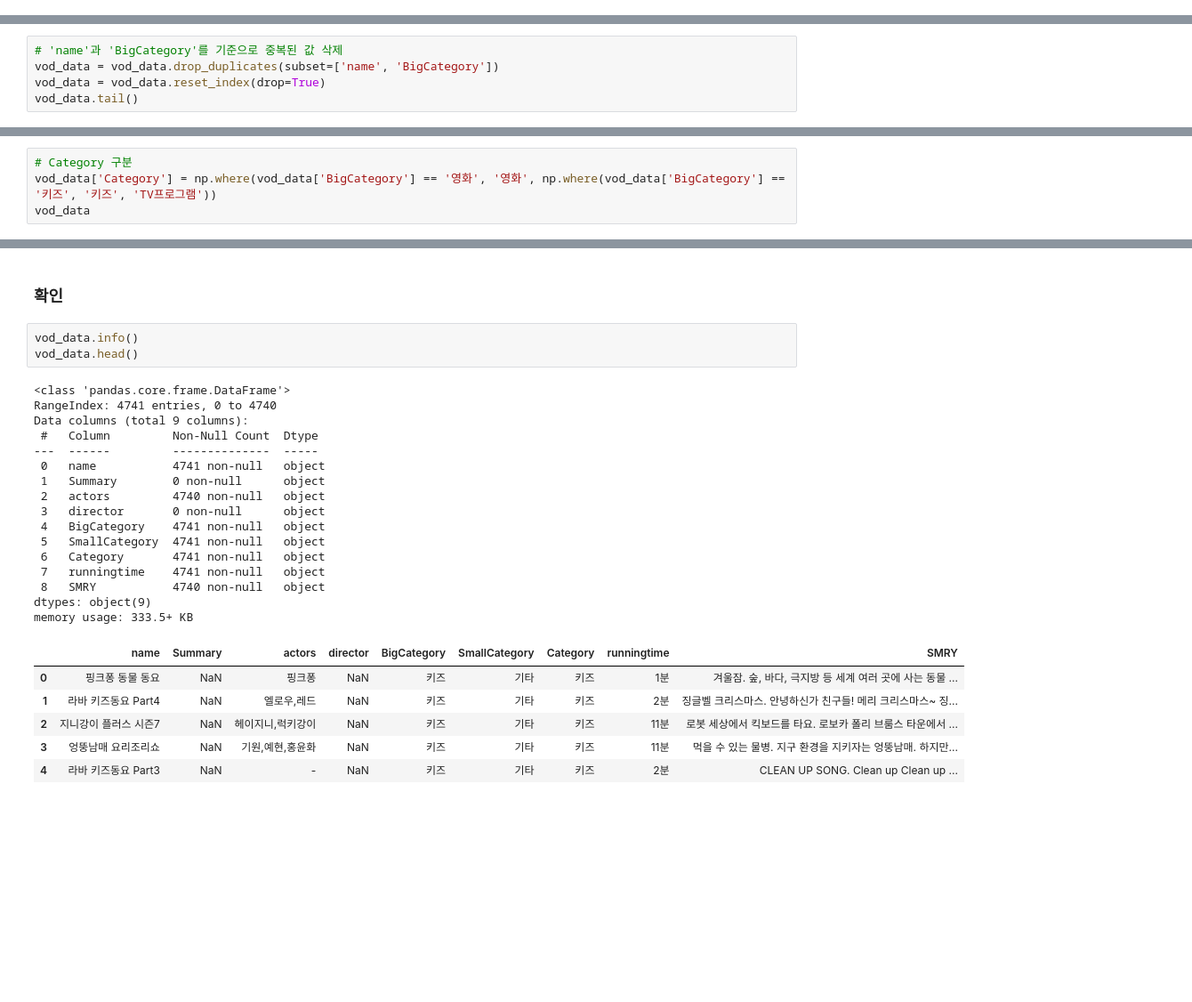
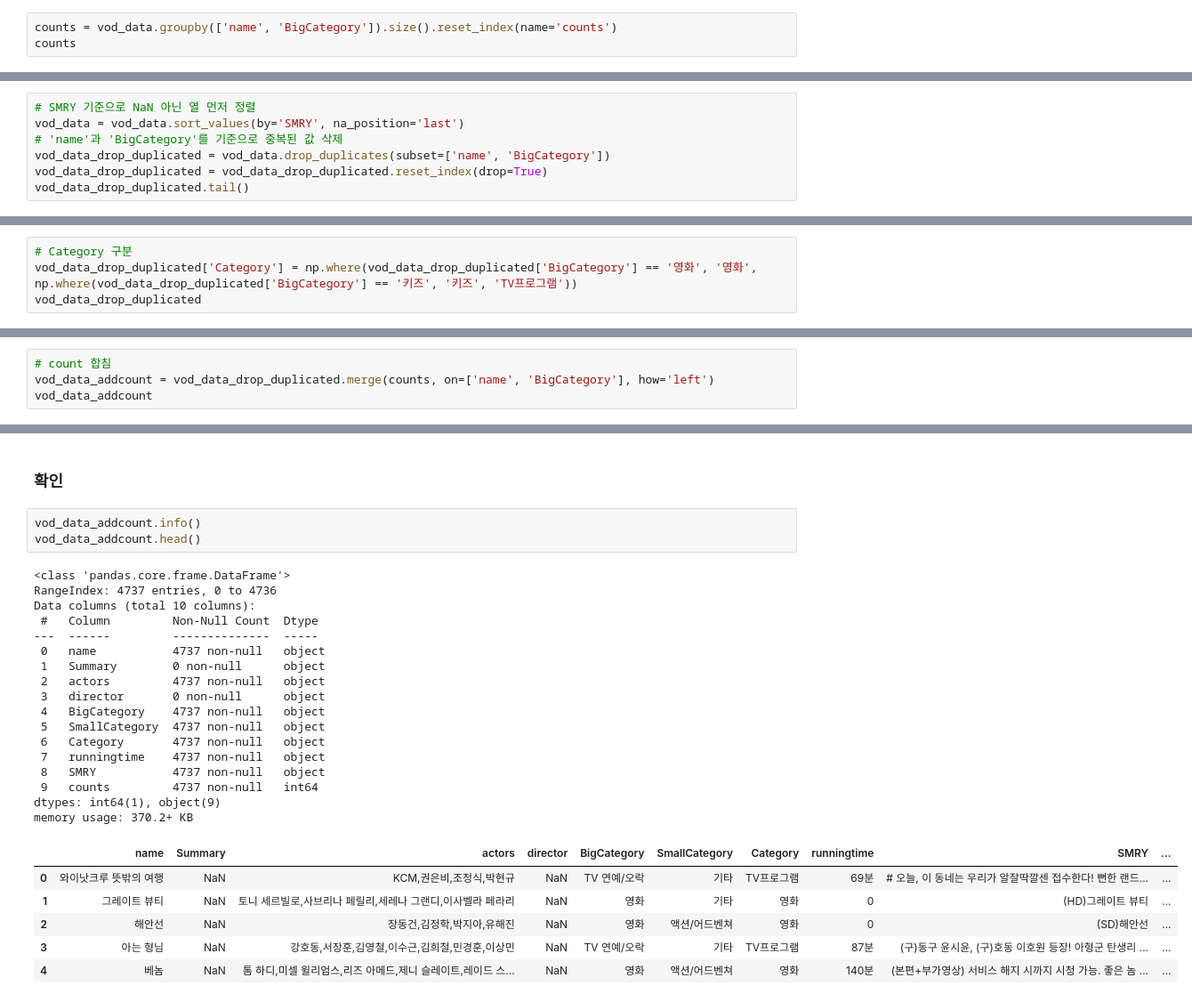
Before and after one commit to LGHV-team1/final-project, a Jupyter notebook: 전처리/vod, content 통합 전처리(크롤링).ipynb, the cells around one changed output, grey strips where cells are left out. Shown at 89% size. Cells and saved outputs as stored; diff of their text form; blank space fills up the shorter version.

Commit message:
feat : vod 목록에 count(vod별 총 횟수) 추가

```diff
--- a/전처리/vod, content 통합 전처리(크롤링).ipynb
+++ b/전처리/vod, content 통합 전처리(크롤링).ipynb
@@ -358,0 +364,3 @@ vod_data.head()
+# %%
+counts = vod_data.groupby(['name', 'BigCategory']).size().reset_index(name='counts')
+counts
@@ -359,9 +381,11 @@ vod_data.head()
 # %% [markdown]
 ### 중복 제거
 # %%
+# SMRY 기준으로 NaN 아닌 열 먼저 정렬
+vod_data = vod_data.sort_values(by='SMRY', na_position='last')
 # 'name'과 'BigCategory'를 기준으로 중복된 값 삭제
-vod_data = vod_data.drop_duplicates(subset=['name', 'BigCategory'])
-vod_data = vod_data.reset_index(drop=True)
-vod_data.tail()
+vod_data_drop_duplicated = vod_data.drop_duplicates(subset=['name', 'BigCategory'])
+vod_data_drop_duplicated = vod_data_drop_duplicated.reset_index(drop=True)
+vod_data_drop_duplicated.tail()
 # %% [output]
 |  | name | Summary | actors | director | BigCategory | SmallCategory | Category | runningtime | SMRY |
@@ -373,6 +397,6 @@ vod_data.tail()
 # %%
 # Category 구분
-vod_data['Category'] = np.where(vod_data['BigCategory'] == '영화', '영화', np.where(vod_data['BigCategory'] == '키즈', '키즈', 'TV프로그램'))
-vod_data
+vod_data_drop_duplicated['Category'] = np.where(vod_data_drop_duplicated['BigCategory'] == '영화', '영화', np.where(vod_data_drop_duplicated['BigCategory'] == '키즈', '키즈', 'TV프로그램'))
+vod_data_drop_duplicated
 # %% [output]
 |  | name | Summary | actors | director | BigCategory | SmallCategory | Category | runningtime | SMRY |
@@ -390,0 +415,4 @@ vod_data
+# %%
+# count 합침
+vod_data_addcount = vod_data_drop_duplicated.merge(counts, on=['name', 'BigCategory'], how='left')
+vod_data_addcount
@@ -391,30 +433,31 @@ vod_data
 # %% [markdown]
 ### 확인
 # %%
-vod_data.info()
-vod_data.head()
+vod_data_addcount.info()
+vod_data_addcount.head()
 # %% [output]
 <class 'pandas.core.frame.DataFrame'>
-RangeIndex: 4741 entries, 0 to 4740
-Data columns (total 9 columns):
+RangeIndex: 4737 entries, 0 to 4736
+Data columns (total 10 columns):
  #   Column         Non-Null Count  Dtype
 ---  ------         --------------  -----
- 0   name           4741 non-null   object
+ 0   name           4737 non-null   object
  1   Summary        0 non-null      object
- 2   actors         4740 non-null   object
+ 2   actors         4737 non-null   object
  3   director       0 non-null      object
- 4   BigCategory    4741 non-null   object
- 5   SmallCategory  4741 non-null   object
- 6   Category       4741 non-null   object
- 7   runningtime    4741 non-null   object
- 8   SMRY           4740 non-null   object
-dtypes: object(9)
-memory usage: 333.5+ KB
+ 4   BigCategory    4737 non-null   object
+ 5   SmallCategory  4737 non-null   object
+ 6   Category       4737 non-null   object
+ 7   runningtime    4737 non-null   object
+ 8   SMRY           4737 non-null   object
+ 9   counts         4737 non-null   int64
+dtypes: int64(1), object(9)
+memory usage: 370.2+ KB
-|  | name | Summary | actors | director | BigCategory | SmallCategory | Category | runningtime | SMRY |
-| 0 | 핑크퐁 동물 동요 | NaN | 핑크퐁 | NaN | 키즈 | 기타 | 키즈 | 1분 | 겨울잠. 숲, 바다, 극지방 등 세계 여러 곳에 사는 동물 ... |
-| 1 | 라바 키즈동요 Part4 | NaN | 엘로우,레드 | NaN | 키즈 | 기타 | 키즈 | 2분 | 징글벨 크리스마스. 안녕하신가 친구들! 메리 크리스마스~ 징... |
-| 2 | 지니강이 플러스 시즌7 | NaN | 헤이지니,럭키강이 | NaN | 키즈 | 기타 | 키즈 | 11분 | 로봇 세상에서 킥보드를 타요. 로보카 폴리 브룸스 타운에서 ... |
-| 3 | 엉뚱남매 요리조리쇼 | NaN | 기원,예현,홍윤화 | NaN | 키즈 | 기타 | 키즈 | 11분 | 먹을 수 있는 물병. 지구 환경을 지키자는 엉뚱남매. 하지만... |
-| 4 | 라바 키즈동요 Part3 | NaN | - | NaN | 키즈 | 기타 | 키즈 | 2분 | CLEAN UP SONG. Clean up Clean up ... |
+|  | name | Summary | actors | director | BigCategory | SmallCategory | Category | runningtime | SMRY | ... |
+| 0 | 와이낫크루 뜻밖의 여행 | NaN | KCM,권은비,조정식,박현규 | NaN | TV 연예/오락 | 기타 | TV프로그램 | 69분 | # 오늘, 이 동네는 우리가 알잘딱깔센 접수한다! 뻔한 랜드... | ... |
+| 1 | 그레이트 뷰티 | NaN | 토니 세르빌로,사브리나 페릴리,세레나 그랜디,이사벨라 페라리 | NaN | 영화 | 기타 | 영화 | 0 | (HD)그레이트 뷰티 | ... |
+| 2 | 해안선 | NaN | 장동건,김정학,박지아,유해진 | NaN | 영화 | 액션/어드벤쳐 | 영화 | 0 | (SD)해안선 | ... |
+| 3 | 아는 형님 | NaN | 강호동,서장훈,김영철,이수근,김희철,민경훈,이상민 | NaN | TV 연예/오락 | 기타 | TV프로그램 | 87분 | (구)동구 윤시윤, (구)호동 이호원 등장! 아형군 탄생리 ... | ... |
+| 4 | 베놈 | NaN | 톰 하디,미셀 윌리엄스,리즈 아메드,제니 슬레이트,레이드 스... | NaN | 영화 | 액션/어드벤쳐 | 영화 | 140분 | (본편+부가영상) 서비스 해지 시까지 시청 가능. 좋은 놈 ... | ... |
 # %%
 # '-', '[]', '.'이 들어간 값 확인
```
Also changed, not shown: parts of 12 cells of this notebook.
